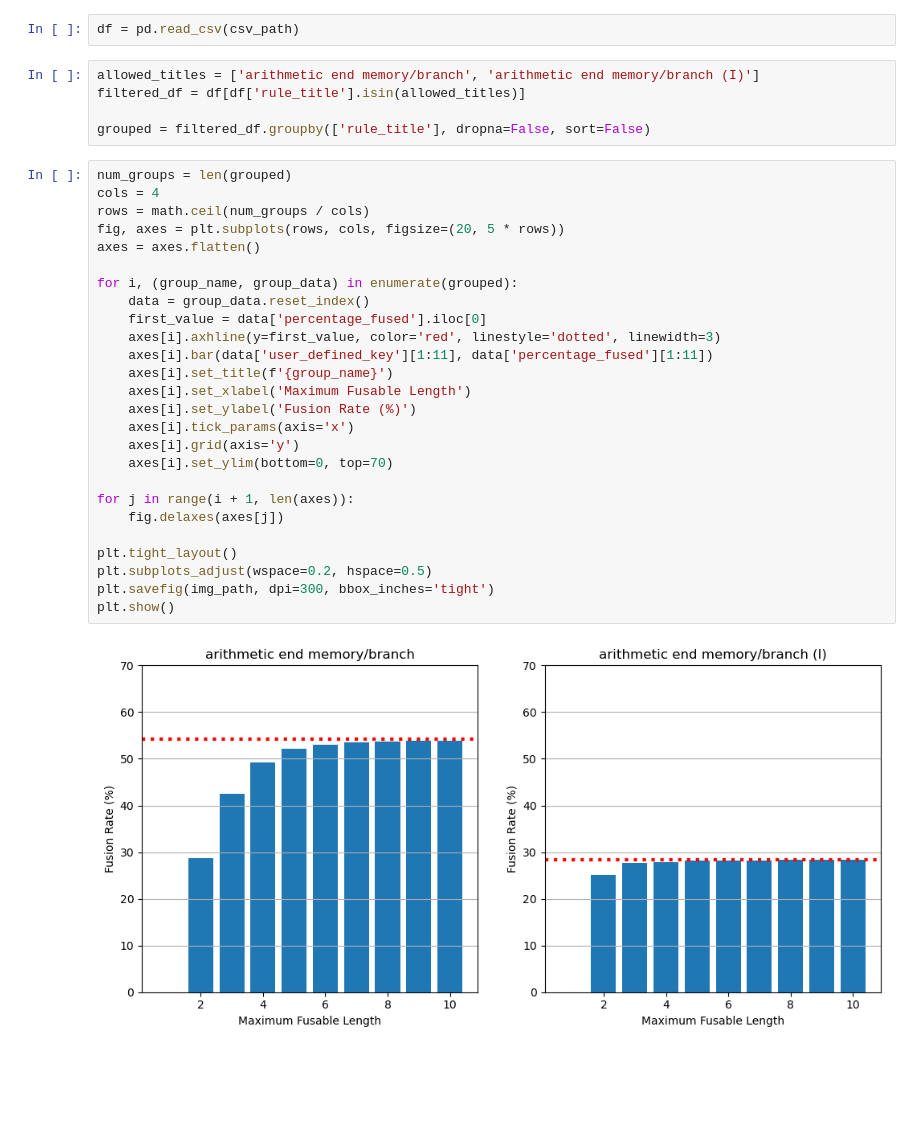
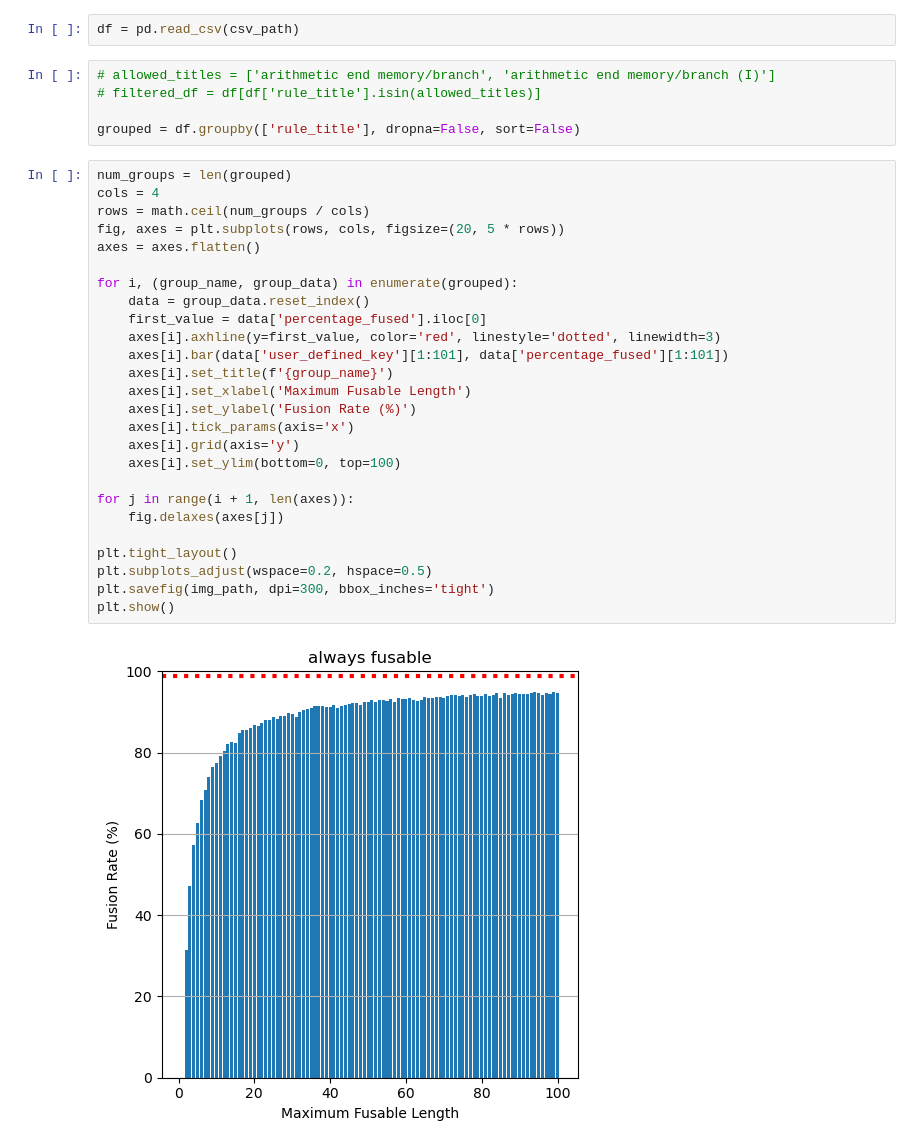
Before and after one commit to elizabethhsy/InstructionFusion, a Jupyter notebook: python/aggregate.ipynb, the cells around one changed output. Saved outputs shown, nothing was run; the diff lists cells and outputs as text; blank space fills up the shorter version.

```diff
--- a/python/aggregate.ipynb
+++ b/python/aggregate.ipynb
@@ -32,35 +32,35 @@ img_path = f"{full_path}/aggregate.png"
 # %%
 df = pd.read_csv(csv_path)
 # %%
-allowed_titles = ['arithmetic end memory/branch', 'arithmetic end memory/branch (I)']
-filtered_df = df[df['rule_title'].isin(allowed_titles)]
+# allowed_titles = ['arithmetic end memory/branch', 'arithmetic end memory/branch (I)']
+# filtered_df = df[df['rule_title'].isin(allowed_titles)]
 
-grouped = filtered_df.groupby(['rule_title'], dropna=False, sort=False)
+grouped = df.groupby(['rule_title'], dropna=False, sort=False)
 # %%
 num_groups = len(grouped)
 cols = 4
 rows = math.ceil(num_groups / cols)
 fig, axes = plt.subplots(rows, cols, figsize=(20, 5 * rows))
 axes = axes.flatten()
 
 for i, (group_name, group_data) in enumerate(grouped):
     data = group_data.reset_index()
     first_value = data['percentage_fused'].iloc[0]
     axes[i].axhline(y=first_value, color='red', linestyle='dotted', linewidth=3)
-    axes[i].bar(data['user_defined_key'][1:11], data['percentage_fused'][1:11])
+    axes[i].bar(data['user_defined_key'][1:101], data['percentage_fused'][1:101])
     axes[i].set_title(f'{group_name}')
     axes[i].set_xlabel('Maximum Fusable Length')
     axes[i].set_ylabel('Fusion Rate (%)')
     axes[i].tick_params(axis='x')
     axes[i].grid(axis='y')
-    axes[i].set_ylim(bottom=0, top=70)
+    axes[i].set_ylim(bottom=0, top=100)
 
 for j in range(i + 1, len(axes)):
     fig.delaxes(axes[j])
 
 plt.tight_layout()
 plt.subplots_adjust(wspace=0.2, hspace=0.5)
 plt.savefig(img_path, dpi=300, bbox_inches='tight')
 plt.show()
 # %% [output]
-[figure, old version]
+[figure, new version]
```
Also changed, not shown: parts of 1 cell of this notebook, 25 other files.
